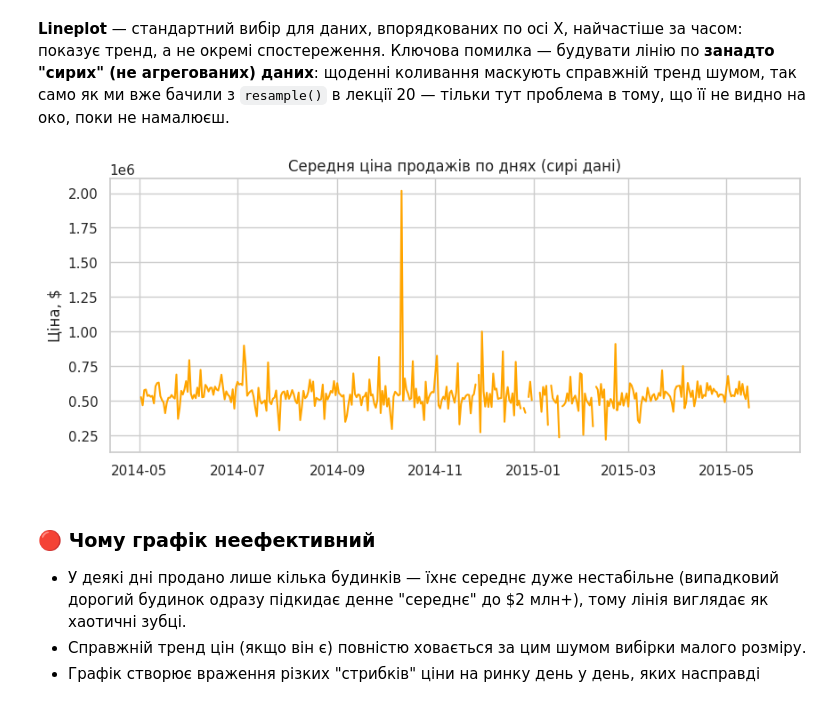
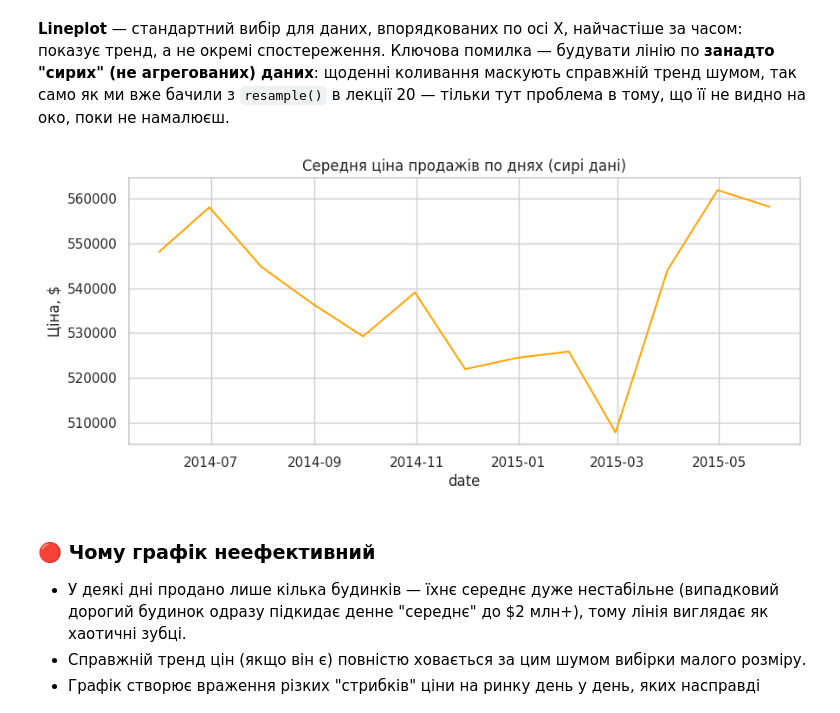
Before and after one commit to cpython-projects/da_27_07_2026, a Jupyter notebook: lesson_19.ipynb, the cells around one changed output. Saved outputs shown, nothing was run; the diff lists cells and outputs as text; code cells hidden in the pictures.

```diff
--- a/lesson_19.ipynb
+++ b/lesson_19.ipynb
@@ -760,15 +791,15 @@ plt.show()
 **Lineplot** — стандартний вибір для даних, впорядкованих по осі X, найчастіше за часом: показує тренд, а не окремі спостереження. Ключова помилка — будувати лінію по **занадто "сирих" (не агрегованих) даних**: щоденні коливання маскують справжній тренд шумом, так само як ми вже бачили з `resample()` в лекції 20 — тільки тут проблема в тому, що її не видно на око, поки не намалюєш.
 # %%
 # 🔴 ЯК НЕ ВАРТО: середня ціна по кожному дню окремо — забагато шуму, тренд не видно
-daily = df.set_index('date')['price'].resample('D').mean()
+daily = df.set_index('date')['price'].resample('M').mean().reset_index()
 
 plt.figure(figsize=(10, 4))
-plt.plot(daily.index, daily.values, color='orange')
+sns.lineplot(data=daily, x='date', y='price', color='orange')
 plt.title("Середня ціна продажів по днях (сирі дані)")
 plt.ylabel("Ціна, $")
 plt.show()
 # %% [output]
-[figure, old version]
+[figure, new version]
 # %% [markdown]
 ### 🔴 Чому графік неефективний
 
```
Also changed, not shown: parts of 13 cells of this notebook.
